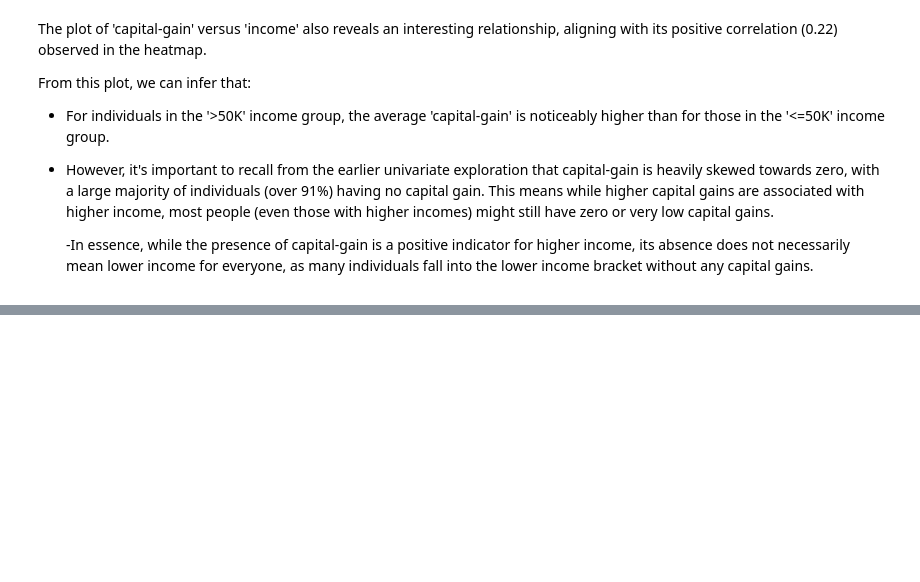
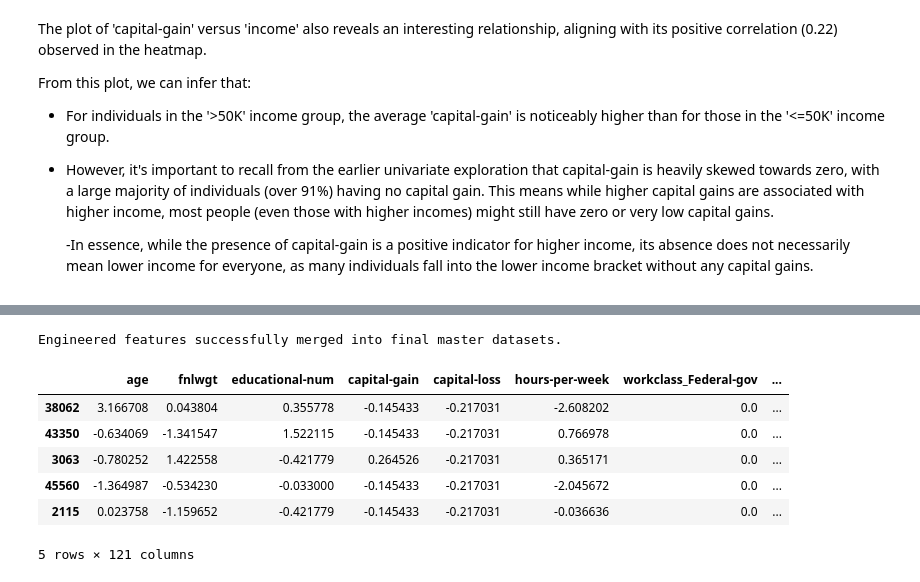
Before and after one commit to Dounia-Awni/Adult_Income_Project, a Jupyter notebook: Project2.ipynb, the cells around one changed output, grey strips where cells are left out. Cells and saved outputs as stored; diff of their text form; code cells hidden in the pictures; blank space fills up the shorter version.

```diff
--- a/Project2.ipynb
+++ b/Project2.ipynb
@@ -1306,0 +1417,15 @@ From this plot, we can infer that:
+# %%
+# 1. Capital Net
+X_train['capital-net'] = X_train['capital-gain'] - X_train['capital-loss']
+X_test['capital-net'] = X_test['capital-gain'] - X_test['capital-loss']
+
+# 2. Age Bins
+X_train['age_bins'] = pd.cut(X_train['age'], bins=[0, 25, 45, 65, 100], labels=['Young', 'Middle-Aged', 'Senior', 'Elderly'])
+X_test['age_bins'] = pd.cut(X_test['age'], bins=[0, 25, 45, 65, 100], labels=['Young', 'Middle-Aged', 'Senior', 'Elderly'])
+
+# 3. Education-Hours Interaction
+X_train['edu_hours_interaction'] = X_train['educational-num'] * X_train['hours-per-week']
+X_test['edu_hours_interaction'] = X_test['educational-num'] * X_test['hours-per-week']
+
+print("New features added to X_train and X_test.")
+display(X_train[['capital-net', 'age_bins', 'edu_hours_interaction']].head())
@@ -1306,0 +1444,19 @@ From this plot, we can infer that:
+# %%
+# Define the list of engineered features
+engineered_cols = ['capital-net', 'age_bins', 'edu_hours_interaction']
+
+# Concatenate these specific columns to the final PCA DataFrames
+X_train_final_df = pd.concat([X_train_final, X_train[engineered_cols]], axis=1)
+X_test_final_df = pd.concat([X_test_final, X_test[engineered_cols]], axis=1)
+
+print("Engineered features successfully merged into final master datasets.")
+display(X_train_final_df.head())
+# %% [output]
+Engineered features successfully merged into final master datasets.
+|  | age | fnlwgt | educational-num | capital-gain | capital-loss | hours-per-week | workclass_Federal-gov | ... |
+| 38062 | 3.166708 | 0.043804 | 0.355778 | -0.145433 | -0.217031 | -2.608202 | 0.0 | ... |
+| 43350 | -0.634069 | -1.341547 | 1.522115 | -0.145433 | -0.217031 | 0.766978 | 0.0 | ... |
+| 3063 | -0.780252 | 1.422558 | -0.421779 | 0.264526 | -0.217031 | 0.365171 | 0.0 | ... |
+| 45560 | -1.364987 | -0.534230 | -0.033000 | -0.145433 | -0.217031 | -2.045672 | 0.0 | ... |
+| 2115 | 0.023758 | -1.159652 | -0.421779 | -0.145433 | -0.217031 | -0.036636 | 0.0 | ... |
+5 rows × 121 columns
```
Also changed, not shown: parts of 13 cells of this notebook.
